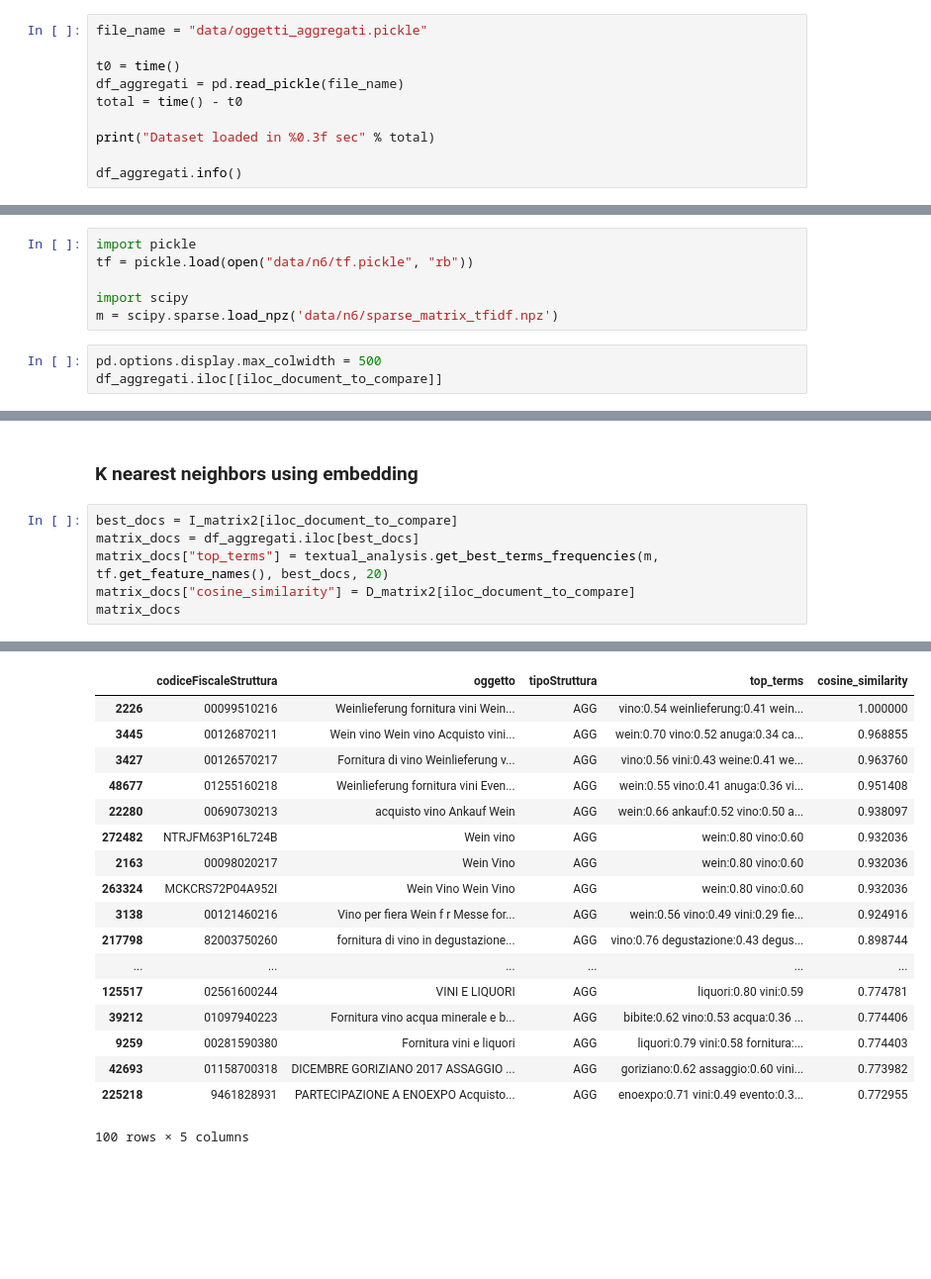
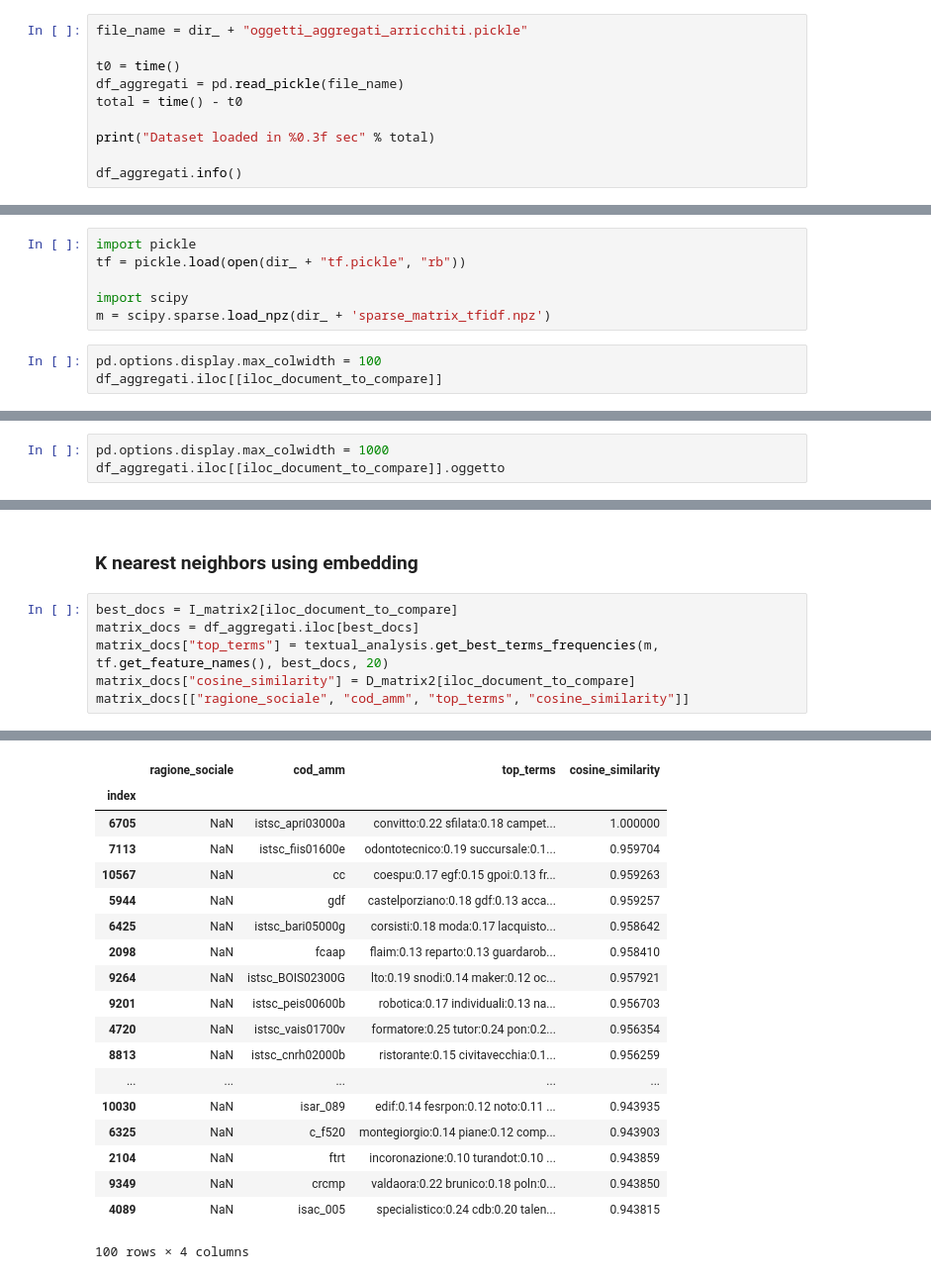
Before and after one commit to fabiana001/anacAnalysis, a Jupyter notebook: notebooks/6_Graph_layer_generation.ipynb, the cells around one changed output, grey strips where cells are left out. Shown at 99% size. Drawn from its saved outputs; the diff is of its cells as text; blank space fills up the shorter version.

```diff
--- a/notebooks/6_Graph_layer_generation.ipynb
+++ b/notebooks/6_Graph_layer_generation.ipynb
@@ -563,7 +620,7 @@ D_matrix1 = D_tfidf
 I_matrix2 = I_embeddings_weighted
 D_matrix2 = D_embeddings_weighted
 # %%
-file_name = "data/oggetti_aggregati.pickle"
+file_name = dir_ + "oggetti_aggregati_arricchiti.pickle"
 
 t0 = time()
 df_aggregati = pd.read_pickle(file_name)
@@ -585,10 +652,10 @@ memory usage: 9.4+ MB
 # %%
 import pickle
-tf = pickle.load(open("data/n6/tf.pickle", "rb"))
+tf = pickle.load(open(dir_ + "tf.pickle", "rb"))
 
 import scipy
-m = scipy.sparse.load_npz('data/n6/sparse_matrix_tfidf.npz')
+m = scipy.sparse.load_npz(dir_ + 'sparse_matrix_tfidf.npz')
 # %%
-pd.options.display.max_colwidth = 500
+pd.options.display.max_colwidth = 100
 df_aggregati.iloc[[iloc_document_to_compare]]
 # %% [output]
@@ -609,0 +683,3 @@ See the caveats in the documentation: http://pandas.pydata.org/pandas-docs/stabl
+# %%
+pd.options.display.max_colwidth = 1000
+df_aggregati.iloc[[iloc_document_to_compare]].oggetto
@@ -649,35 +731,36 @@ See the caveats in the documentation: http://pandas.pydata.org/pandas-docs/stabl
 # %%
 best_docs = I_matrix2[iloc_document_to_compare]
 matrix_docs = df_aggregati.iloc[best_docs]
 matrix_docs["top_terms"] = textual_analysis.get_best_terms_frequencies(m, tf.get_feature_names(), best_docs, 20)
 matrix_docs["cosine_similarity"] = D_matrix2[iloc_document_to_compare]
-matrix_docs
+matrix_docs[["ragione_sociale", "cod_amm", "top_terms", "cosine_similarity"]]
 # %% [output]
 A value is trying to be set on a copy of a slice from a DataFrame.
 Try using .loc[row_indexer,col_indexer] = value instead
 
 See the caveats in the documentation: http://pandas.pydata.org/pandas-docs/stable/indexing.html#indexing-view-versus-copy
   This is separate from the ipykernel package so we can avoid doing imports until
 A value is trying to be set on a copy of a slice from a DataFrame.
 Try using .loc[row_indexer,col_indexer] = value instead
 
 See the caveats in the documentation: http://pandas.pydata.org/pandas-docs/stable/indexing.html#indexing-view-versus-copy
   after removing the cwd from sys.path.
-|  | codiceFiscaleStruttura | oggetto | tipoStruttura | top_terms | cosine_similarity |
-| 2226 | 00099510216 | Weinlieferung fornitura vini Wein... | AGG | vino:0.54 weinlieferung:0.41 wein... | 1.000000 |
-| 3445 | 00126870211 | Wein vino Wein vino Acquisto vini... | AGG | wein:0.70 vino:0.52 anuga:0.34 ca... | 0.968855 |
-| 3427 | 00126570217 | Fornitura di vino Weinlieferung v... | AGG | vino:0.56 vini:0.43 weine:0.41 we... | 0.963760 |
-| 48677 | 01255160218 | Weinlieferung fornitura vini Even... | AGG | wein:0.55 vino:0.41 anuga:0.36 vi... | 0.951408 |
-| 22280 | 00690730213 | acquisto vino Ankauf Wein | AGG | wein:0.66 ankauf:0.52 vino:0.50 a... | 0.938097 |
-| 272482 | NTRJFM63P16L724B | Wein vino | AGG | wein:0.80 vino:0.60 | 0.932036 |
-| 2163 | 00098020217 | Wein Vino | AGG | wein:0.80 vino:0.60 | 0.932036 |
-| 263324 | MCKCRS72P04A952I | Wein Vino Wein Vino | AGG | wein:0.80 vino:0.60 | 0.932036 |
-| 3138 | 00121460216 | Vino per fiera Wein f r Messe for... | AGG | wein:0.56 vino:0.49 vini:0.29 fie... | 0.924916 |
-| 217798 | 82003750260 | fornitura di vino in degustazione... | AGG | vino:0.76 degustazione:0.43 degus... | 0.898744 |
-| ... | ... | ... | ... | ... | ... |
-| 125517 | 02561600244 | VINI E LIQUORI | AGG | liquori:0.80 vini:0.59 | 0.774781 |
-| 39212 | 01097940223 | Fornitura vino acqua minerale e b... | AGG | bibite:0.62 vino:0.53 acqua:0.36 ... | 0.774406 |
-| 9259 | 00281590380 | Fornitura vini e liquori | AGG | liquori:0.79 vini:0.58 fornitura:... | 0.774403 |
-| 42693 | 01158700318 | DICEMBRE GORIZIANO 2017 ASSAGGIO ... | AGG | goriziano:0.62 assaggio:0.60 vini... | 0.773982 |
-| 225218 | 9461828931 | PARTECIPAZIONE A ENOEXPO Acquisto... | AGG | enoexpo:0.71 vini:0.49 evento:0.3... | 0.772955 |
+|  | ragione_sociale | cod_amm | top_terms | cosine_similarity |
+| index |  |  |  |  |
+| 6705 | NaN | istsc_apri03000a | convitto:0.22 sfilata:0.18 campet... | 1.000000 |
+| 7113 | NaN | istsc_fiis01600e | odontotecnico:0.19 succursale:0.1... | 0.959704 |
+| 10567 | NaN | cc | coespu:0.17 egf:0.15 gpoi:0.13 fr... | 0.959263 |
+| 5944 | NaN | gdf | castelporziano:0.18 gdf:0.13 acca... | 0.959257 |
+| 6425 | NaN | istsc_bari05000g | corsisti:0.18 moda:0.17 lacquisto... | 0.958642 |
+| 2098 | NaN | fcaap | flaim:0.13 reparto:0.13 guardarob... | 0.958410 |
+| 9264 | NaN | istsc_BOIS02300G | lto:0.19 snodi:0.14 maker:0.12 oc... | 0.957921 |
+| 9201 | NaN | istsc_peis00600b | robotica:0.17 individuali:0.13 na... | 0.956703 |
+| 4720 | NaN | istsc_vais01700v | formatore:0.25 tutor:0.24 pon:0.2... | 0.956354 |
+| 8813 | NaN | istsc_cnrh02000b | ristorante:0.15 civitavecchia:0.1... | 0.956259 |
+| ... | ... | ... | ... | ... |
+| 10030 | NaN | isar_089 | edif:0.14 fesrpon:0.12 noto:0.11 ... | 0.943935 |
+| 6325 | NaN | c_f520 | montegiorgio:0.14 piane:0.12 comp... | 0.943903 |
+| 2104 | NaN | ftrt | incoronazione:0.10 turandot:0.10 ... | 0.943859 |
+| 9349 | NaN | crcmp | valdaora:0.22 brunico:0.18 poln:0... | 0.943850 |
+| 4089 | NaN | isac_005 | specialistico:0.24 cdb:0.20 talen... | 0.943815 |
-100 rows × 5 columns
+100 rows × 4 columns
```
Also changed, not shown: parts of 40 cells of this notebook, 1 other file.
